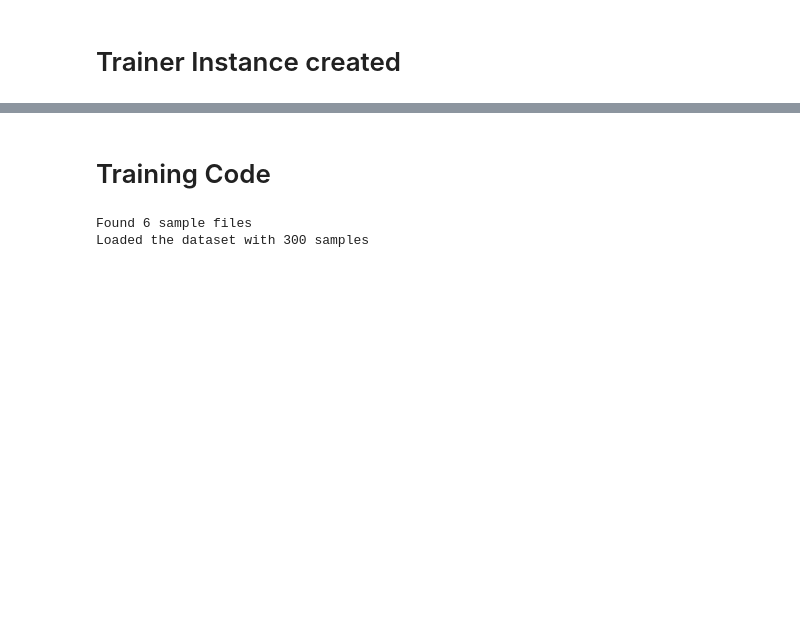
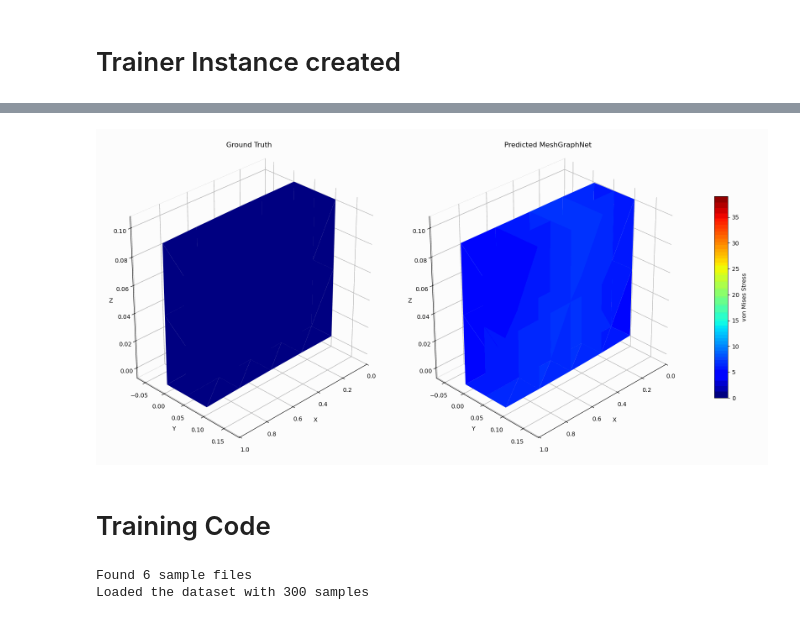
Before and after one commit to Primo909/BeamElastoDynamics, a Jupyter notebook: train.ipynb, the cells around one changed output, grey strips where cells are left out. Saved outputs shown, nothing was run; the diff lists cells and outputs as text; code cells hidden in the pictures; blank space fills up the shorter version.

```diff
--- a/train.ipynb
+++ b/train.ipynb
@@ -211,3 +460,9 @@ RuntimeError: The size of tensor a (13) must match the size of tensor b (9) at n
+# %%
+from IPython.display import Image
+
+Image(filename="beam_comparison.gif")
+# %% [output]
+[figure, added]
 # %%
 def test(
     test_loader,
```
Also changed, not shown: parts of 5 cells of this notebook, 9 other files.
